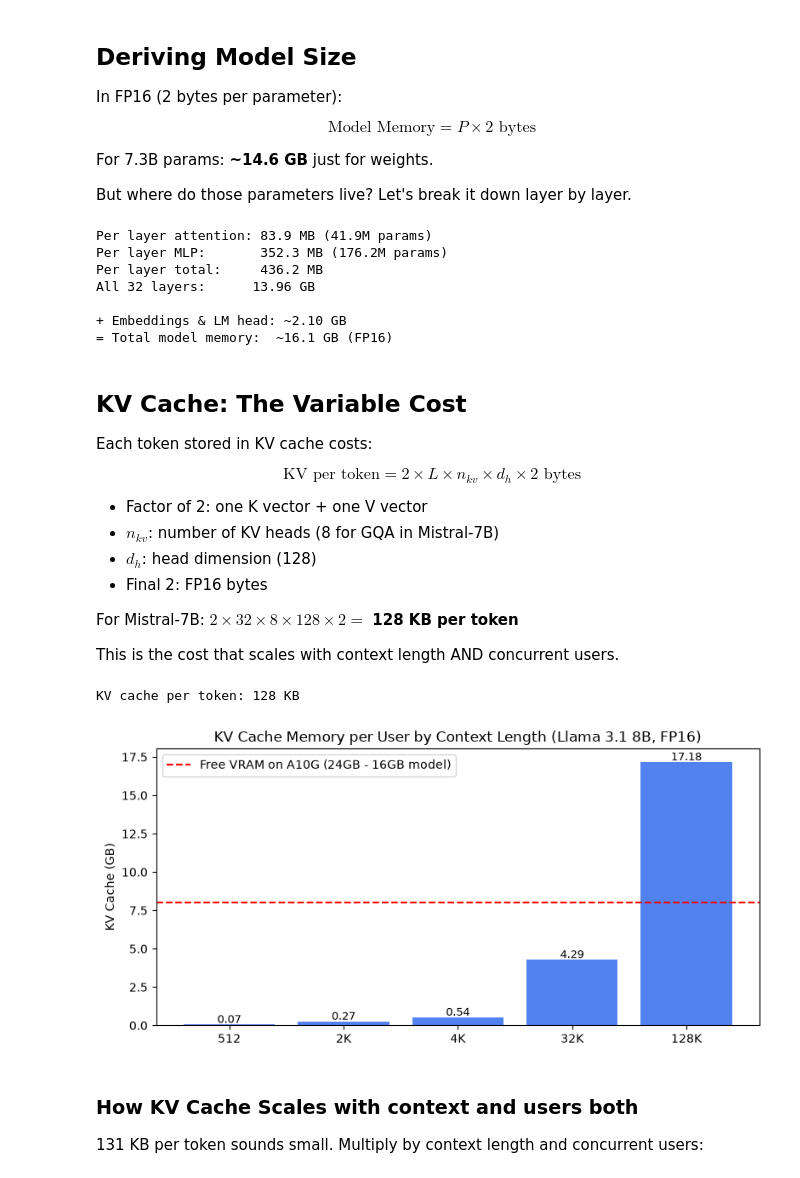
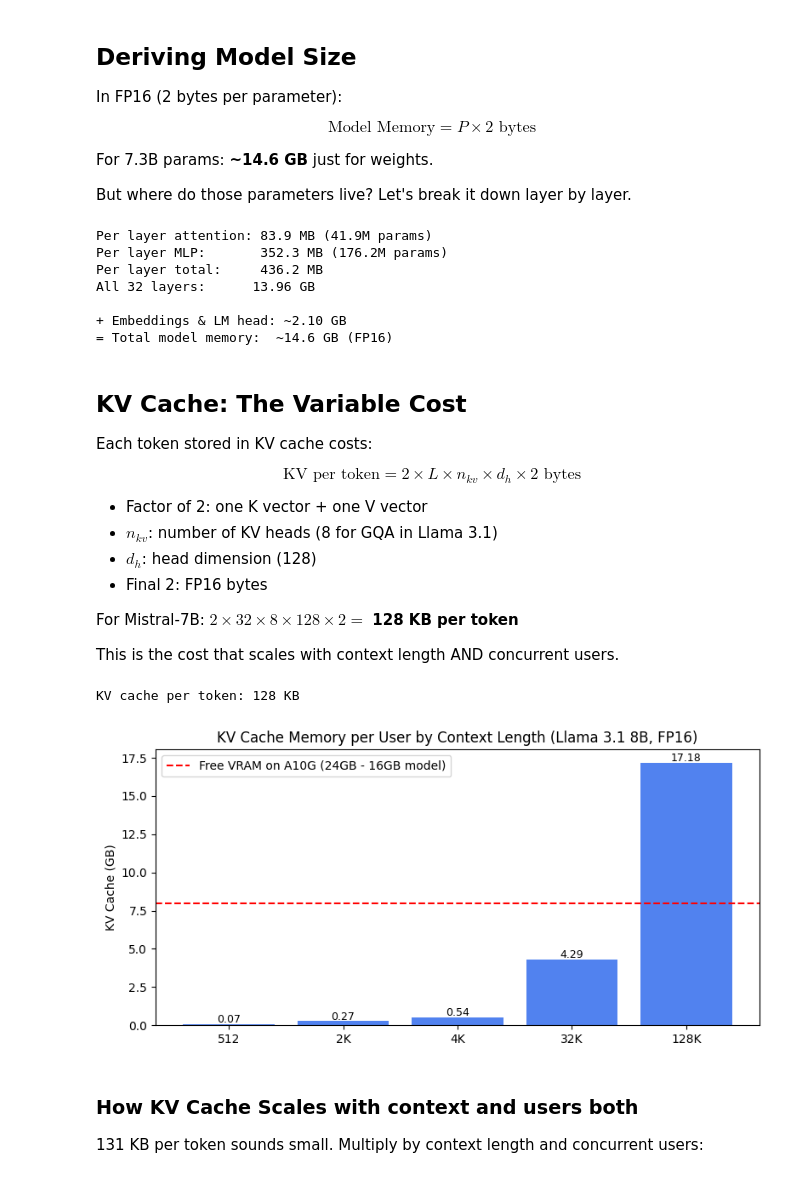
Before and after one commit to harshuljain13/llm-inference-at-scale, a Jupyter notebook: workshop/demos/demo_b_memory_equation.ipynb, the cells around one changed output. Cells and saved outputs as stored; diff of their text form; code cells hidden in the pictures.

```diff
--- a/workshop/demos/demo_b_memory_equation.ipynb
+++ b/workshop/demos/demo_b_memory_equation.ipynb
@@ -66,10 +72,14 @@ bytes_per_param = 2  # FP16
 
 # Per-layer attention: Q, K, V, O projections
 attn_params = 4 * d * (n_kv_heads * head_dim) + 4 * d * d  # simplified
+
 # Correct: Q = d*d, K = d*kv_d, V = d*kv_d, O = d*d
 kv_d = n_kv_heads * head_dim
+
 attn_params = d*d + d*kv_d + d*kv_d + d*d  # Q + K + V + O
 attn_bytes = attn_params * bytes_per_param
+
+# Per-layer MLP: gate, up, down (Llama uses SwiGLU: 3 matrices)
 mlp_params = 3 * d * intermediate
 mlp_bytes = mlp_params * bytes_per_param
 
@@ -81,7 +91,7 @@ print(f'Per layer attention: {attn_bytes/1e6:.1f} MB ({attn_params/1e6:.1f}M par
 print(f'Per layer MLP:       {mlp_bytes/1e6:.1f} MB ({mlp_params/1e6:.1f}M params)')
 print(f'Per layer total:     {layer_bytes/1e6:.1f} MB')
 print(f'All {L} layers:      {total_bytes/1e9:.2f} GB')
-print(f'\n+ Embeddings & LM head: ~{(7.3e9*2 - total_bytes)/1e9:.2f} GB')
+print(f'\n+ Embeddings & LM head: ~{(8.03e9*2 - total_bytes)/1e9:.2f} GB')
 print(f'= Total model memory:  ~{7.3e9*2/1e9:.1f} GB (FP16)')
 # %% [output]
 Per layer attention: 83.9 MB (41.9M params)
@@ -90,7 +100,7 @@ Per layer total:     436.2 MB
 All 32 layers:      13.96 GB
 
 + Embeddings & LM head: ~2.10 GB
-= Total model memory:  ~16.1 GB (FP16)
+= Total model memory:  ~14.6 GB (FP16)
 # %% [markdown]
 ## KV Cache: The Variable Cost
 
@@ -99,7 +109,7 @@ Each token stored in KV cache costs:
 $$\text{KV per token} = 2 \times L \times n_{kv} \times d_h \times 2 \text{ bytes}$$
 
 - Factor of 2: one K vector + one V vector
-- $n_{kv}$: number of KV heads (8 for GQA in Mistral-7B)
+- $n_{kv}$: number of KV heads (8 for GQA in Llama 3.1)
 - $d_h$: head dimension (128)
 - Final 2: FP16 bytes
 
@@ -109,25 +119,28 @@ This is the cost that scales with context length AND concurrent users.
 # %%
 import matplotlib.pyplot as plt
 
+# mathematical formula
 kv_per_token = 2 * L * n_kv_heads * head_dim * bytes_per_param
-print(f'KV cache per token: {kv_per_token/1024:.0f} KB')
+
+print(f'KV cache per token: {kv_per_token / 1024:.0f} KB')
 
 ctx_lengths = [512, 2048, 4096, 32768, 131072]
-kv_gb = [kv_per_token * s / 1e9 for s in ctx_lengths]
+
+_kv_gb = [kv_per_token * s / 1000000000.0 for s in ctx_lengths]
 
 plt.figure(figsize=(8, 4))
-bars = plt.bar([f'{s//1024}K' if s >= 1024 else str(s) for s in ctx_lengths], kv_gb, color='#2563eb', alpha=0.8)
+bars = plt.bar([f'{s // 1024}K' if s >= 1024 else str(s) for s in ctx_lengths], _kv_gb, color='#2563eb', alpha=0.8)
 plt.ylabel('KV Cache (GB)')
-plt.title('KV Cache Memory per User by Context Length (Mistral-7B, FP16)')
-plt.axhline(y=24-16, color='red', linestyle='--', label='Free VRAM on A10G (24GB - 16GB model)')
+plt.title('KV Cache Memory per User by Context Length (Llama 3.1 8B, FP16)')
+plt.axhline(y=24 - 16, color='red', linestyle='--', label='Free VRAM on A10G (24GB - 16GB model)')
 plt.legend()
-for bar, val in zip(bars, kv_gb):
-    plt.text(bar.get_x() + bar.get_width()/2, bar.get_height() + 0.1, f'{val:.2f}', ha='center', fontsize=9)
+for bar, val in zip(bars, _kv_gb):
+    plt.text(bar.get_x() + bar.get_width() / 2, bar.get_height() + 0.1, f'{val:.2f}', ha='center', fontsize=9)
 plt.tight_layout()
 plt.show()
 # %% [output]
 KV cache per token: 128 KB
-[figure, old version]
+[figure, new version]
 # %% [markdown]
 ### How KV Cache Scales with context and users both
 
```
Also changed, not shown: parts of 6 cells of this notebook.
